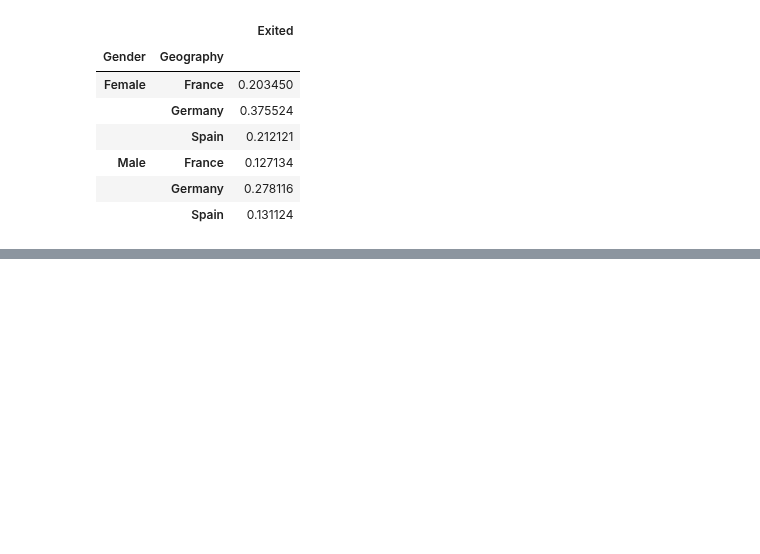
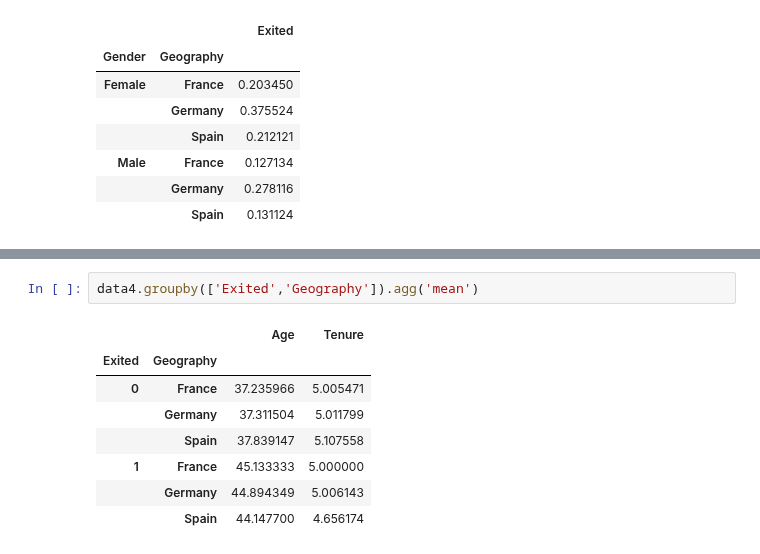
Before and after one commit to FairozAhmadSheikh/ML_bootcamp, a Jupyter notebook: pandas/7_realworld_dataset.ipynb, the cells around one changed output, grey strips where cells are left out. Drawn from its saved outputs; the diff is of its cells as text; blank space fills up the shorter version.

```diff
--- a/pandas/7_realworld_dataset.ipynb
+++ b/pandas/7_realworld_dataset.ipynb
@@ -129,0 +179,11 @@ data2.groupby(['Gender','Geography']).mean()
+# %%
+data4.groupby(['Exited','Geography']).agg('mean')
+# %% [output]
+|  |  | Age | Tenure |
+| Exited | Geography |  |  |
+| 0 | France | 37.235966 | 5.005471 |
+|  | Germany | 37.311504 | 5.011799 |
+|  | Spain | 37.839147 | 5.107558 |
+| 1 | France | 45.133333 | 5.000000 |
+|  | Germany | 44.894349 | 5.006143 |
+|  | Spain | 44.147700 | 4.656174 |
```
Also changed, not shown: parts of 7 cells of this notebook.
